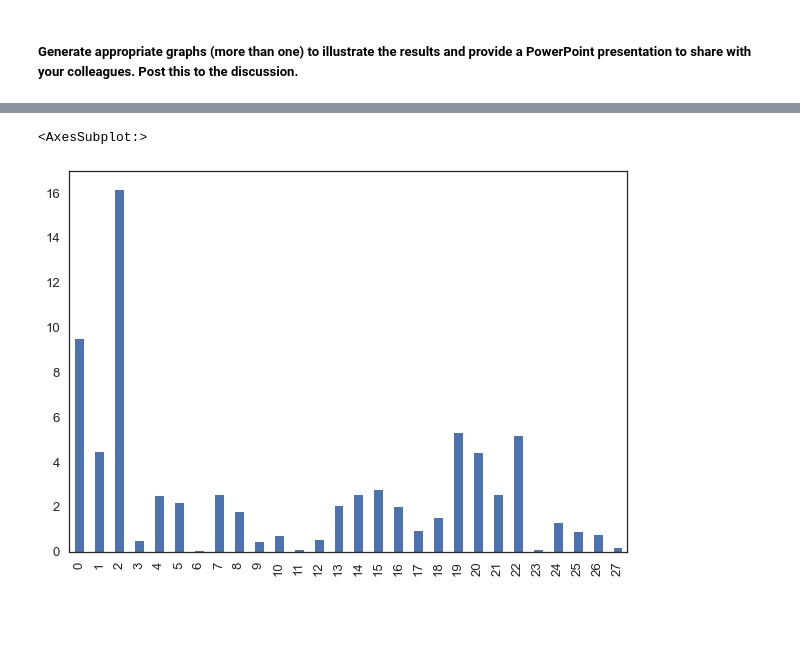
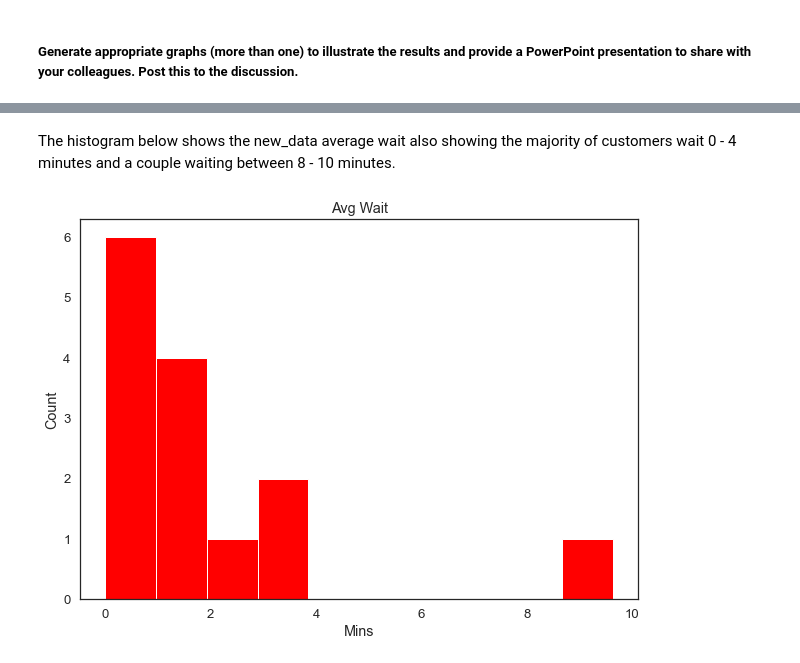
Before and after one commit to letisalba/Data-604, a Jupyter notebook: Week_7/Data 604 Official Final Project.ipynb, the cells around one changed output, grey strips where cells are left out. Drawn from its saved outputs; the diff is of its cells as text; code cells hidden in the pictures; blank space fills up the shorter version.

```diff
--- a/Week_7/Data 604 Official Final Project.ipynb
+++ b/Week_7/Data 604 Official Final Project.ipynb
@@ -267,9 +262,16 @@ plt.show()
+# %% [markdown]
+The histogram below shows the new_data average wait also showing the majority of customers wait 0 - 4 minutes and a couple waiting between 8 - 10 minutes.
 # %%
-# More interesting is the avg wait time during the month
+# Histogram of wait time in minutes
+fig = plt.figure(figsize = (10,7))
+plt.hist(new_data['avg_wait'], color = 'red')
+plt.title('Avg Wait')
+plt.xlabel('Mins')
+plt.ylabel('Count')
 
-new_data['avg_wait'].plot.bar(figsize = (10,7))
+# Save fig
+fig.savefig('hist_new_data_avg_wait.png')
 
-#Out of 22 days, average wait time exceeded 10 mins on 2 days. This is less than 10% of the time.
+plt.show()
 # %% [output]
-<AxesSubplot:>
-[figure, old version]
+[figure, new version]
```
Also changed, not shown: parts of 22 cells of this notebook, 6 other files.
